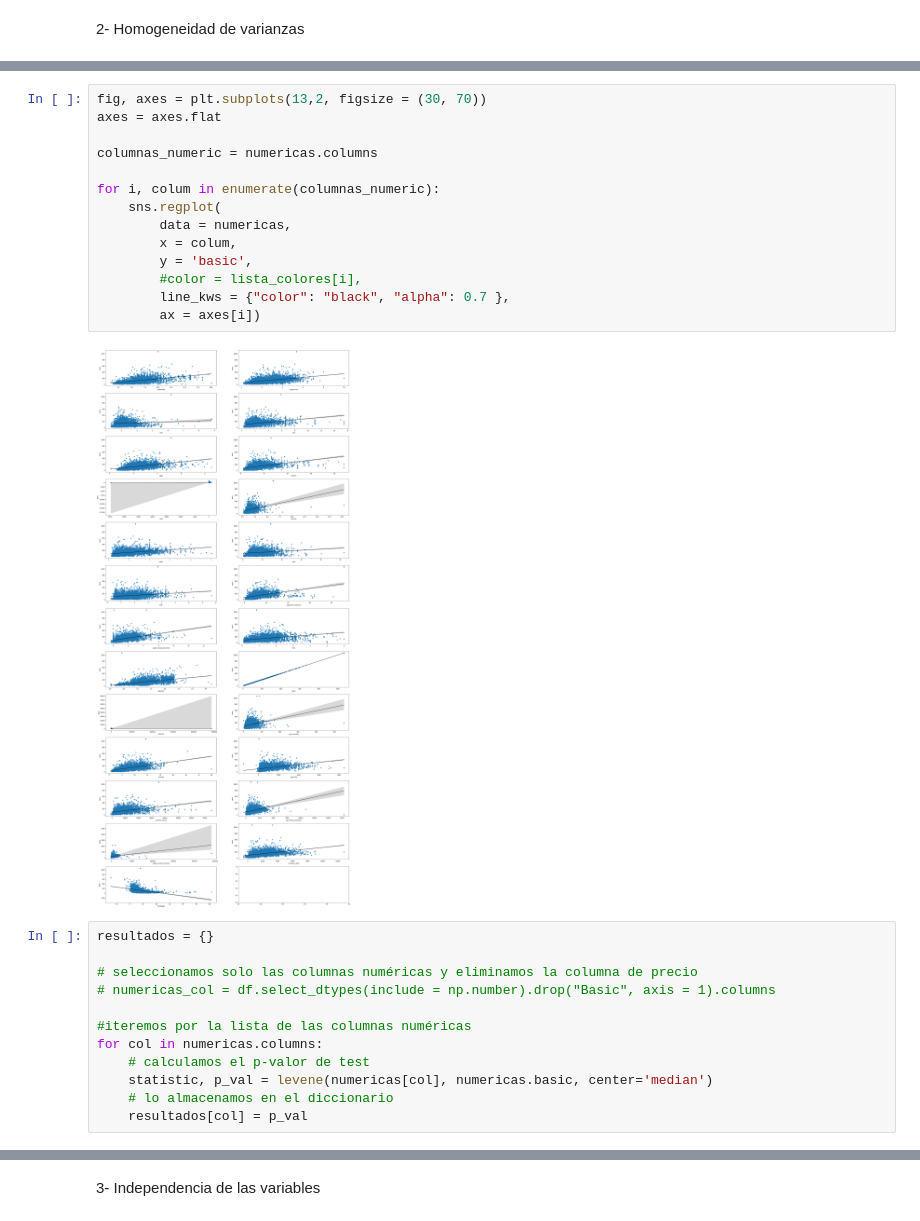
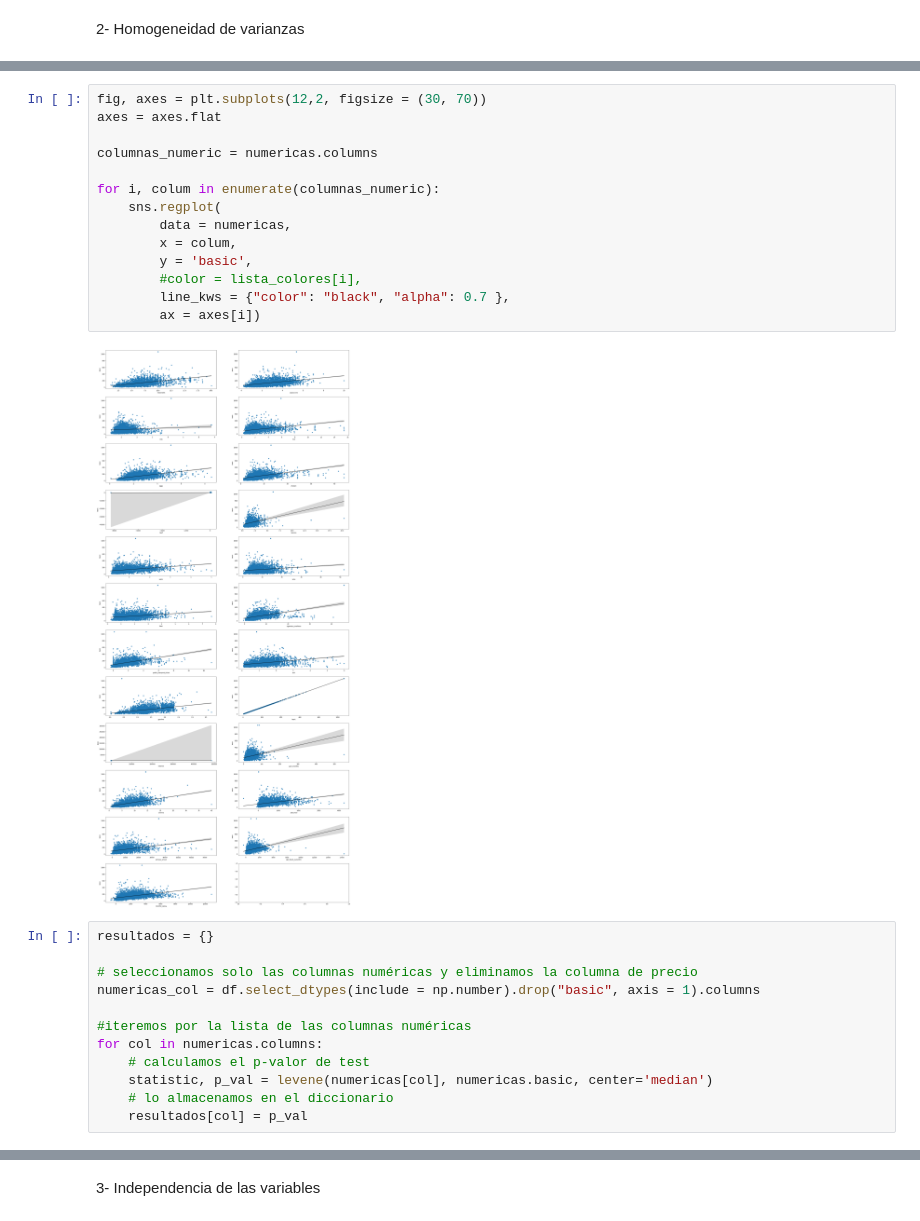
Before and after one commit to Adalab/promo-d-da-modulo1-sprint2-Paloma_Paula_Iris, a Jupyter notebook: regresion_lineal/4_asunciones.ipynb, the cells around one changed output, grey strips where cells are left out. Saved outputs shown, nothing was run; the diff lists cells and outputs as text.

```diff
--- a/regresion_lineal/4_asunciones.ipynb
+++ b/regresion_lineal/4_asunciones.ipynb
@@ -150,24 +150,24 @@ for i, colum in enumerate(numericas.columns):
 # %%
-fig, axes = plt.subplots(13,2, figsize = (30, 70))
+fig, axes = plt.subplots(12,2, figsize = (30, 70))
 axes = axes.flat
 
 columnas_numeric = numericas.columns
 
 for i, colum in enumerate(columnas_numeric):
     sns.regplot(
         data = numericas,
         x = colum,
         y = 'basic',
         #color = lista_colores[i],
         line_kws = {"color": "black", "alpha": 0.7 },
         ax = axes[i])
 # %% [output]
-[figure, old version]
+[figure, new version]
 # %%
 resultados = {}
 
 # seleccionamos solo las columnas numéricas y eliminamos la columna de precio
-# numericas_col = df.select_dtypes(include = np.number).drop("Basic", axis = 1).columns
+numericas_col = df.select_dtypes(include = np.number).drop("basic", axis = 1).columns
 
 #iteremos por la lista de las columnas numéricas
 for col in numericas.columns:
```
Also changed, not shown: parts of 7 cells of this notebook, 3 other files.
